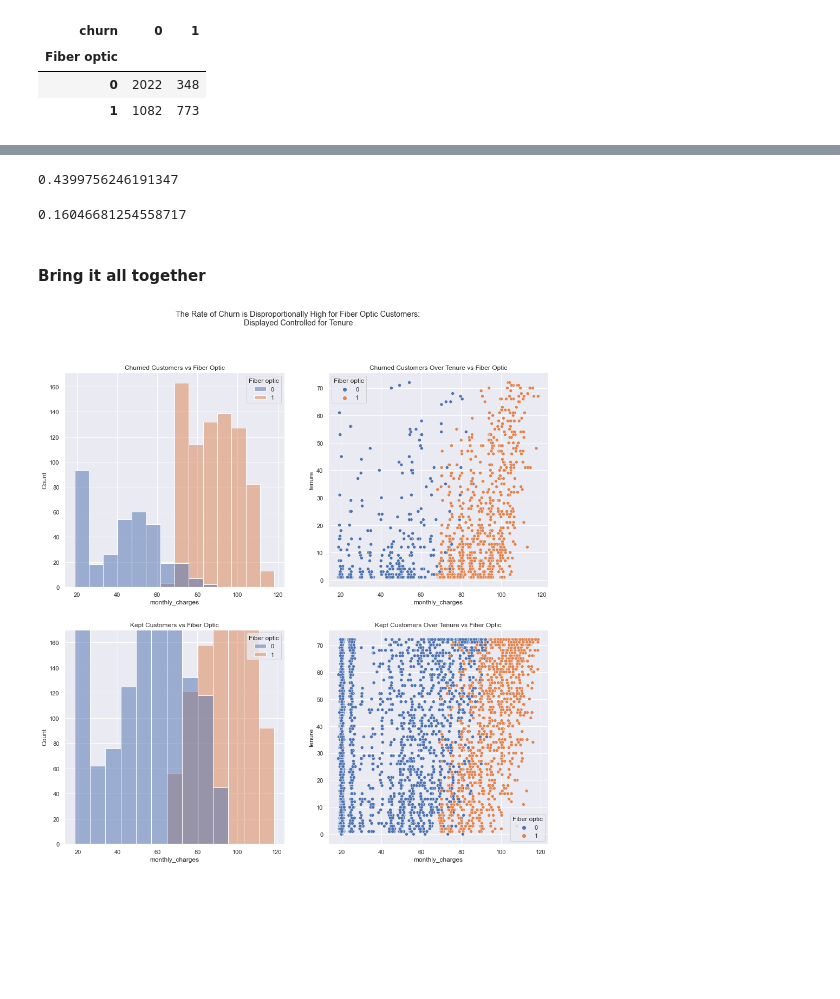
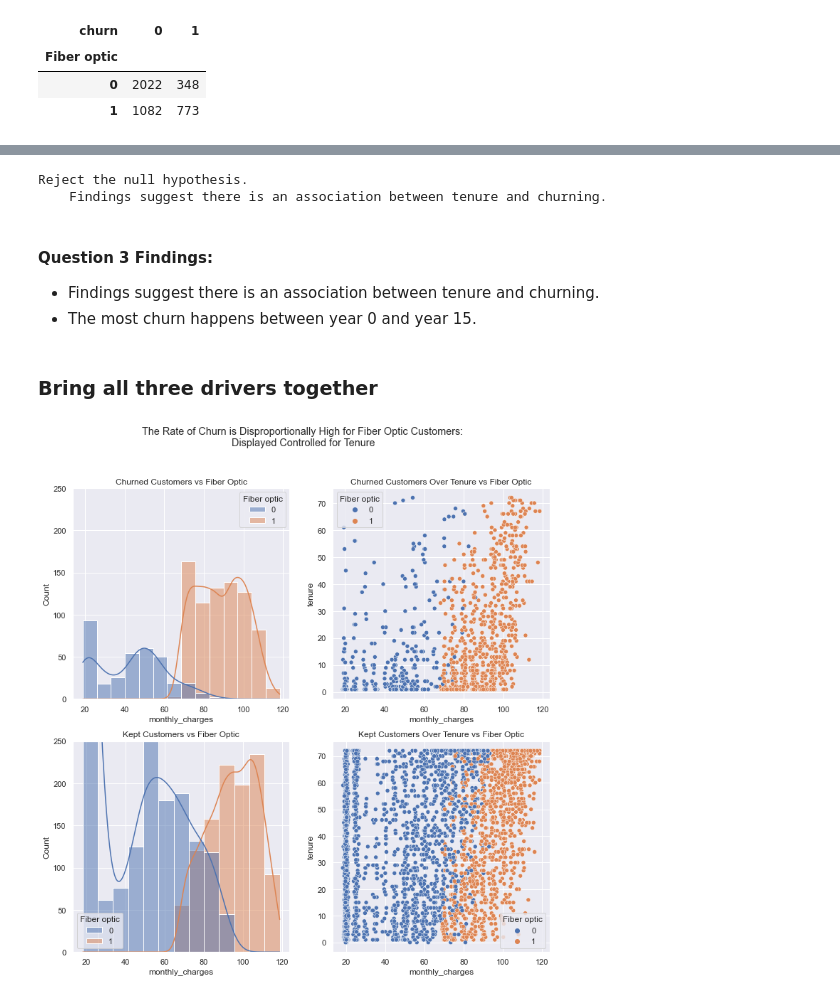
Before and after one commit to morgancross2/classification_project_telco, a Jupyter notebook: final_report.ipynb, the cells around one changed output, grey strips where cells are left out. Cells and saved outputs as stored; diff of their text form; code cells hidden in the pictures; blank space fills up the shorter version.

```diff
--- a/final_report.ipynb
+++ b/final_report.ipynb
@@ -194,31 +393,50 @@ Name: tenure, dtype: float64
-# %%
-# looking for % of customers that churn with 18 or less years of tenure
-train[train.tenure <= 18].churn.sum()/train[train.tenure <= 18].shape[0]
-# %% [output]
-0.4399756246191347
-# %%
-train[train.tenure > 15].churn.sum()/train[train.tenure > 15].shape[0]
-# %% [output]
-0.16046681254558717
+# %%
+# create observed data
+observed = pd.crosstab(train.tenure, train.churn)
+
+# set alpha with 95% confidence
+α = 0.05
+
+# run the chi-square test
+chi2, p, dof, expected = stats.chi2_contingency(observed)
+
+# evaluate results with the p-value
+if p < α:
+    print('''Reject the null hypothesis.
+    Findings suggest there is an association between tenure and churning.''')
+else:
+    print('''Fail to reject the null hypothesis.
+    Findings suggest there is no association between tenure and churning.''')
+print()
+# %% [output]
+Reject the null hypothesis.
+    Findings suggest there is an association between tenure and churning.
+# %% [markdown]
+#### Question 3 Findings:
+- Findings suggest there is an association between tenure and churning.
+- The most churn happens between year 0 and year 15.
 # %% [markdown]
-#### Bring it all together
+### Bring all three drivers together
 # %%
-fig, axes = plt.subplots(2,2, figsize=(16,16))
+# Create subplot framework
+fig, axes = plt.subplots(2,2, figsize=(12,12))
+# Give the whole thing a title
 fig.suptitle('''The Rate of Churn is Disproportionally High for Fiber Optic Customers:
 Displayed Controlled for Tenure''')
 
-# Churning customers, no matter where in tenure, are churning the most when they have fiber optic.
+# Give titles to each smaller graph
 axes[0,0].set_title('Churned Customers vs Fiber Optic')
 axes[0,1].set_title('Churned Customers Over Tenure vs Fiber Optic')
 axes[1,0].set_title('Kept Customers vs Fiber Optic')
 axes[1,1].set_title('Kept Customers Over Tenure vs Fiber Optic')
 
-sns.histplot(ax=axes[0,0], data=train[train.churn == 1], x='monthly_charges', hue='Fiber optic')
+# Plot each quadrant't graph and give it a location to populate
+sns.histplot(ax=axes[0,0], data=train[train.churn == 1], x='monthly_charges', hue='Fiber optic', kde=True)
+axes[0,0].set_ylim(0,250)
 sns.scatterplot(ax=axes[0,1], data=train[(train.churn == 1)], y='tenure', x='monthly_charges', hue='Fiber optic')
-sns.histplot(ax=axes[1,0], data=train[train.churn == 0], x='monthly_charges', hue='Fiber optic')
-axes[1,0].set_ylim(0,170)
+sns.histplot(ax=axes[1,0], data=train[train.churn == 0], x='monthly_charges', hue='Fiber optic', kde=True)
+axes[1,0].set_ylim(0,250)
 sns.scatterplot(ax=axes[1,1], data=train[(train.churn == 0)], y='tenure', x='monthly_charges', hue='Fiber optic')
 plt.show()
-# would look further into when customers (get fiber optic vs their churn date) vs (non-fiber optic vs churn date)
 # %% [output]
-[figure, old version]
+[figure, new version]
```
Also changed, not shown: parts of 70 cells of this notebook, 2 other files.
